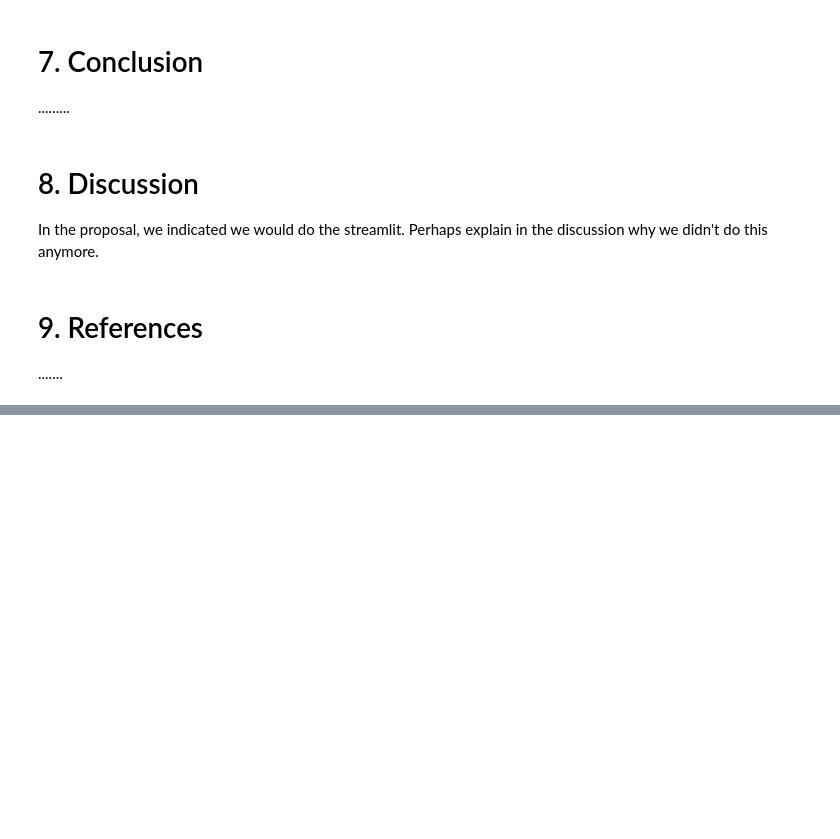
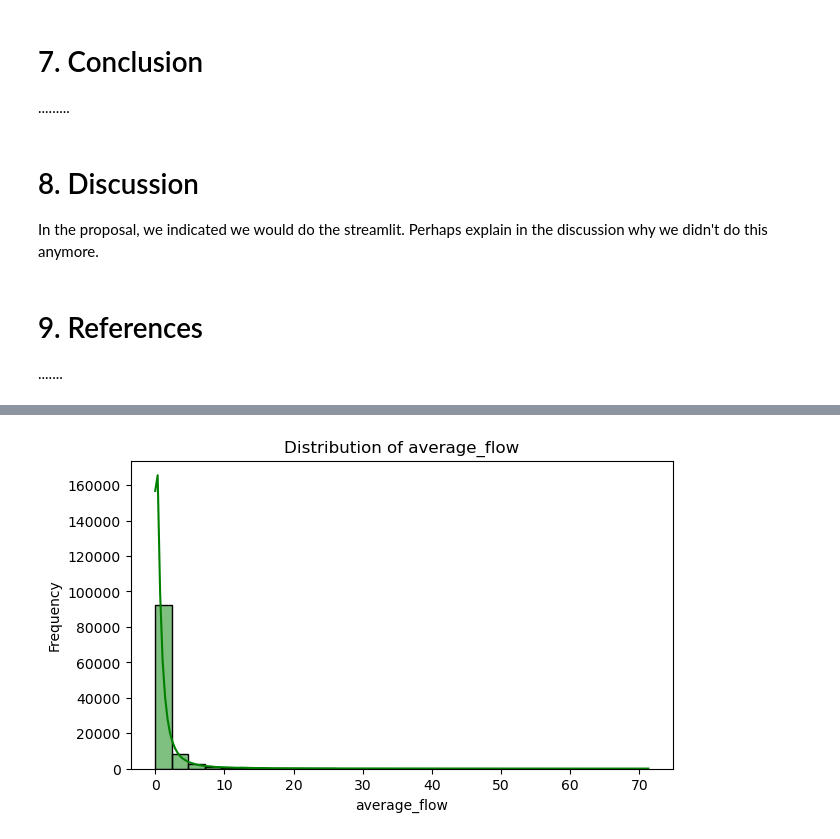
Before and after one commit to Mulhamomar/TIL6022_group10, a Jupyter notebook: TIL-6022 Bus Ridership.ipynb, the cells around one changed output, grey strips where cells are left out. Saved outputs shown, nothing was run; the diff lists cells and outputs as text; code cells hidden in the pictures; blank space fills up the shorter version.

```diff
--- a/TIL-6022 Bus Ridership.ipynb
+++ b/TIL-6022 Bus Ridership.ipynb
@@ -442,0 +565,86 @@ In the proposal, we indicated we would do the streamlit. Perhaps explain in the
+# %%
+# 1.show the distribution of Y2, X1, X2, X3 respectively
+plt.figure(figsize=(7,4))
+sns.histplot(df['average_flow'], kde=True, bins=30, color='green')
+plt.title('Distribution of average_flow')
+plt.xlabel('average_flow')
+plt.ylabel('Frequency')
+plt.show()
+
+plt.figure(figsize=(15,4))
+for i, col in enumerate(['median_age', 'percent_male', 'pop_density']):
+    plt.subplot(1,3,i+1)
+    sns.histplot(df[col], kde=True, bins=30, color='orange')
+    plt.title(f'Distribution of {col}')
+plt.tight_layout()
+plt.show()
+
+# 2. transform Y2 and X3 into log(1+Y2) and log(1+X3)
+df["average_flow_log"] = np.log1p(df["average_flow"])
+df["pop_density_log"] = np.log1p(df["pop_density"])
+
+# 3. check linearity (scatter plot and LOESS line)
+fig, axes = plt.subplots(1, 3, figsize=(18, 5))
+vars_to_plot = ["median_age", "percent_male", "pop_density_log"]
+
+for i, var in enumerate(vars_to_plot):
+    sns.regplot(x=var, y="average_flow_log", data=df,
+                lowess=True,
+                ax=axes[i], scatter_kws={"s":20, "alpha":0.6},
+                line_kws={"color":"red"})
+    axes[i].set_title(f"Linearity check: log(1+Y2) vs {var}")
+
+plt.tight_layout()
+plt.show()
+
+# 4. transform variables according to the results in 3
+df["percent_male_abs"] = np.abs(df["percent_male"] - 0.5)
+df["pop_density_log_cub"] = np.power(df["pop_density_log"], 3)
+
+# 5. check linearity again (scatter plot and regression line)
+fig, axes = plt.subplots(1, 3, figsize=(18, 5))
+vars_to_plot = ["median_age", "percent_male_abs", "pop_density_log_cub"]
+
+for i, var in enumerate(vars_to_plot):
+    sns.regplot(x=var, y="average_flow_log", data=df,
+                lowess=True,
+                ax=axes[i], scatter_kws={"s":20, "alpha":0.6},
+                line_kws={"color":"red"})
+    axes[i].set_title(f"Linearity check: log(1+Y2) vs {var}")
+
+plt.tight_layout()
+plt.show()
+
+# 6. establish a multiple linear regression model
+X_avg = df[["median_age", "percent_male_abs", "pop_density_log_cub"]]
+X_avg = sm.add_constant(X_avg)
+Y2_log = df["average_flow_log"]
+
+model2 = sm.OLS(Y2_log, X_avg).fit(cov_type='HC3')
+print(model2.summary())
+
+
+# 7. check normality of residuals (histogram and Q–Q plot)
+residuals2 = model2.resid
+fitted2 = model2.fittedvalues
+
+plt.figure(figsize=(6,4))
+sns.histplot(residuals2, kde=True, color='darkblue', bins=30)
+plt.title("Histogram of Residuals (transformed model)")
+plt.xlabel("Residuals")
+plt.show()
+
+sm.qqplot(residuals2, line='45', fit=True)
+plt.title("QQ Plot of Residuals (transformed model)")
+plt.show()
+
+# 8. check homoscedasticity
+plt.figure(figsize=(6,4))
+sns.scatterplot(x=fitted2, y=residuals2, alpha=0.6)
+plt.axhline(0, color='red', linestyle='--')
+plt.title("Residuals vs Fitted (transformed model)")
+plt.xlabel("Fitted values")
+plt.ylabel("Residuals")
+plt.show()
+# %% [output]
+[figure, added]
```
Also changed, not shown: parts of 11 cells of this notebook.
